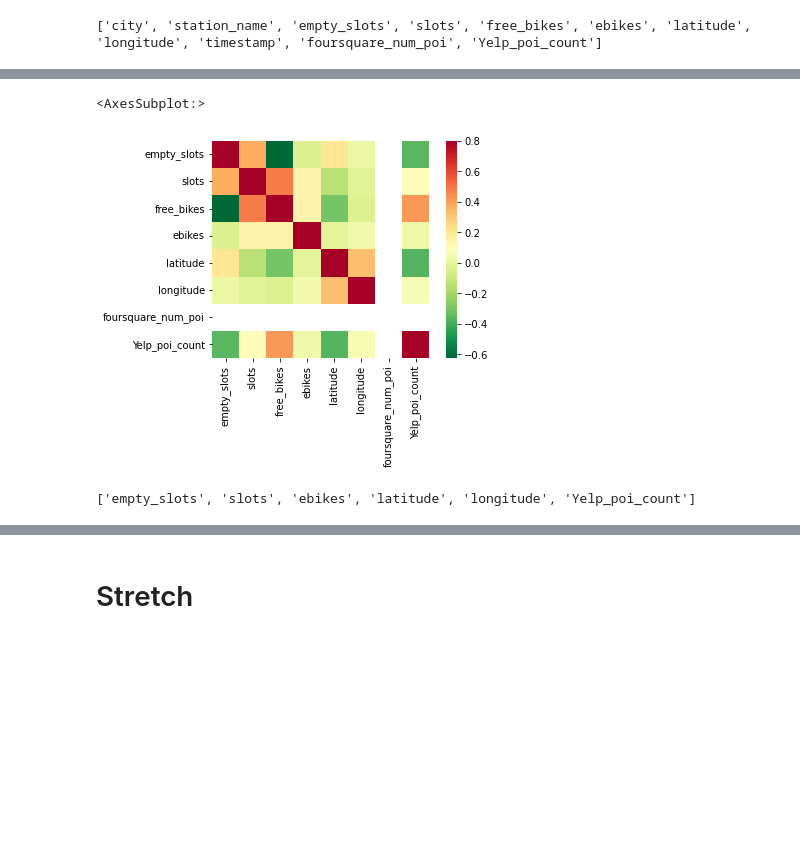
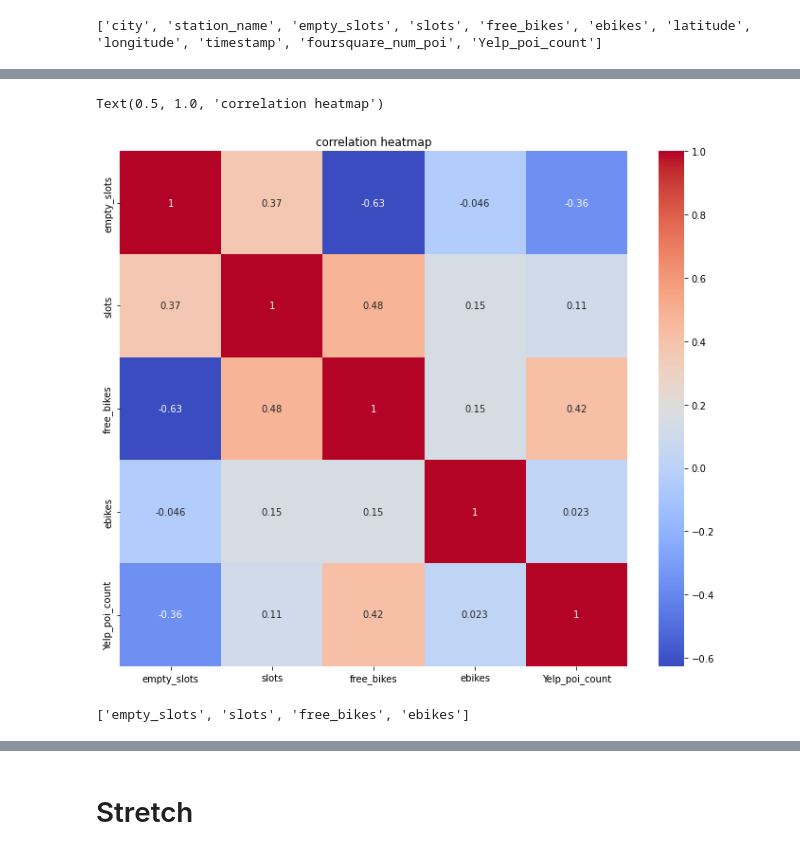
Before and after one commit to maybester/Statistical-Modelling-with-Python, a Jupyter notebook: notebooks/model_building.ipynb, the cells around one changed output, grey strips where cells are left out. Cells and saved outputs as stored; diff of their text form; code cells hidden in the pictures; blank space fills up the shorter version.

```diff
--- a/notebooks/model_building.ipynb
+++ b/notebooks/model_building.ipynb
@@ -115,0 +83,3 @@ data.plot.scatter(x=var, y='empty_slots',ylim=(0,60))
+# %%
+df_visual = df.drop(['latitude','longitude','foursquare_num_poi','timestamp'],axis=1)
+df_visual
@@ -116,10 +100,13 @@ data.plot.scatter(x=var, y='empty_slots',ylim=(0,60))
 # %%
 # correlation matrix
-corrmat = df.corr()
+correlation_matrix = df_visual.corr()
 #f, ax = plt.plots(figsize=(12,9))
-sns.heatmap(corrmat, vmax=.8,square=True,cmap='RdYlGn_r')
+plt.figure(figsize=(12,10))
+sns.heatmap(correlation_matrix,annot=True,cmap='coolwarm')
+
+plt.title('correlation heatmap')
 # %% [output]
-<AxesSubplot:>
+Text(0.5, 1.0, 'correlation heatmap')
-[figure, old version]
+[figure, new version]
 # %%
 import statsmodels.api as sm
@@ -126,7 +114,0 @@ import statsmodels.api as sm
-# %%
-numeric_cols = df.select_dtypes(include=[np.number]).columns.tolist()
-numeric_cols.remove('foursquare_num_poi')
-numeric_cols.remove('free_bikes')
-numeric_cols
-# %% [output]
-['empty_slots', 'slots', 'ebikes', 'latitude', 'longitude', 'Yelp_poi_count']
@@ -133 +119,5 @@ numeric_cols
+# %%
+num_feats
+# %% [output]
+['empty_slots', 'slots', 'free_bikes', 'ebikes']
 # %%
```
Also changed, not shown: parts of 22 cells of this notebook.
